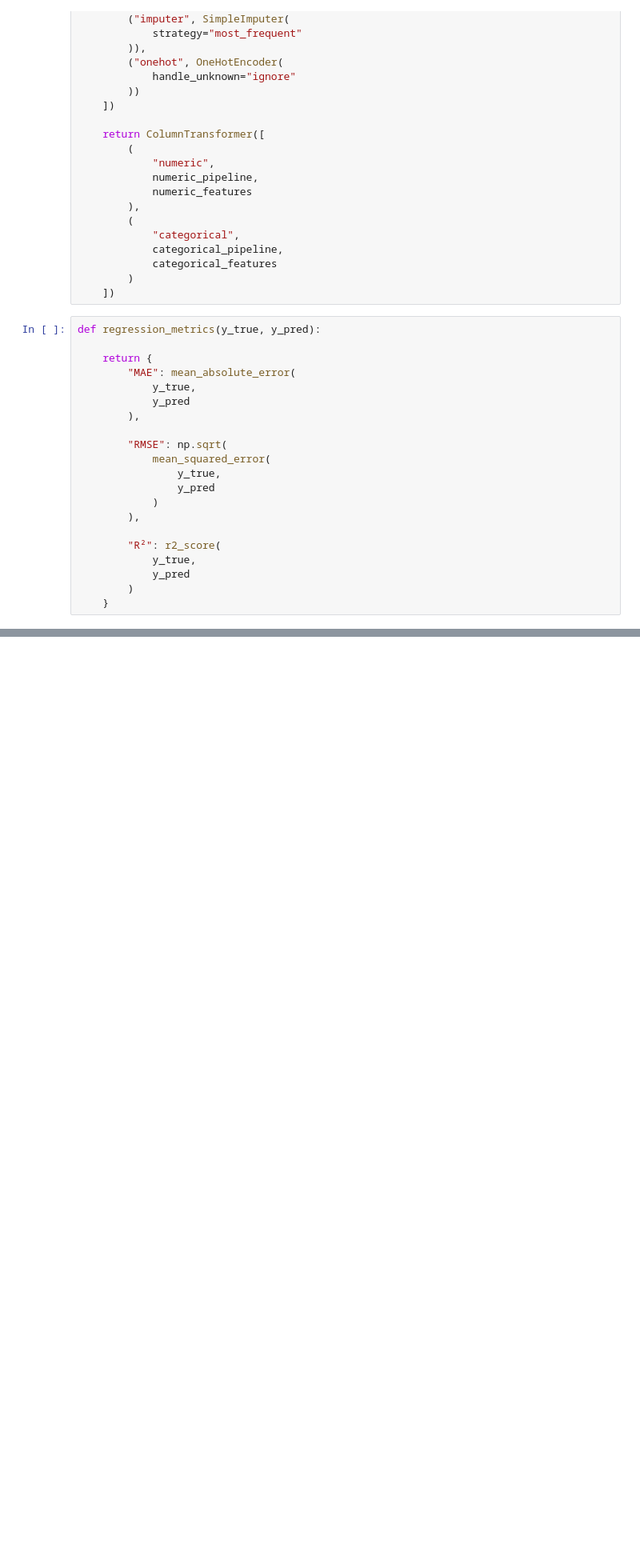
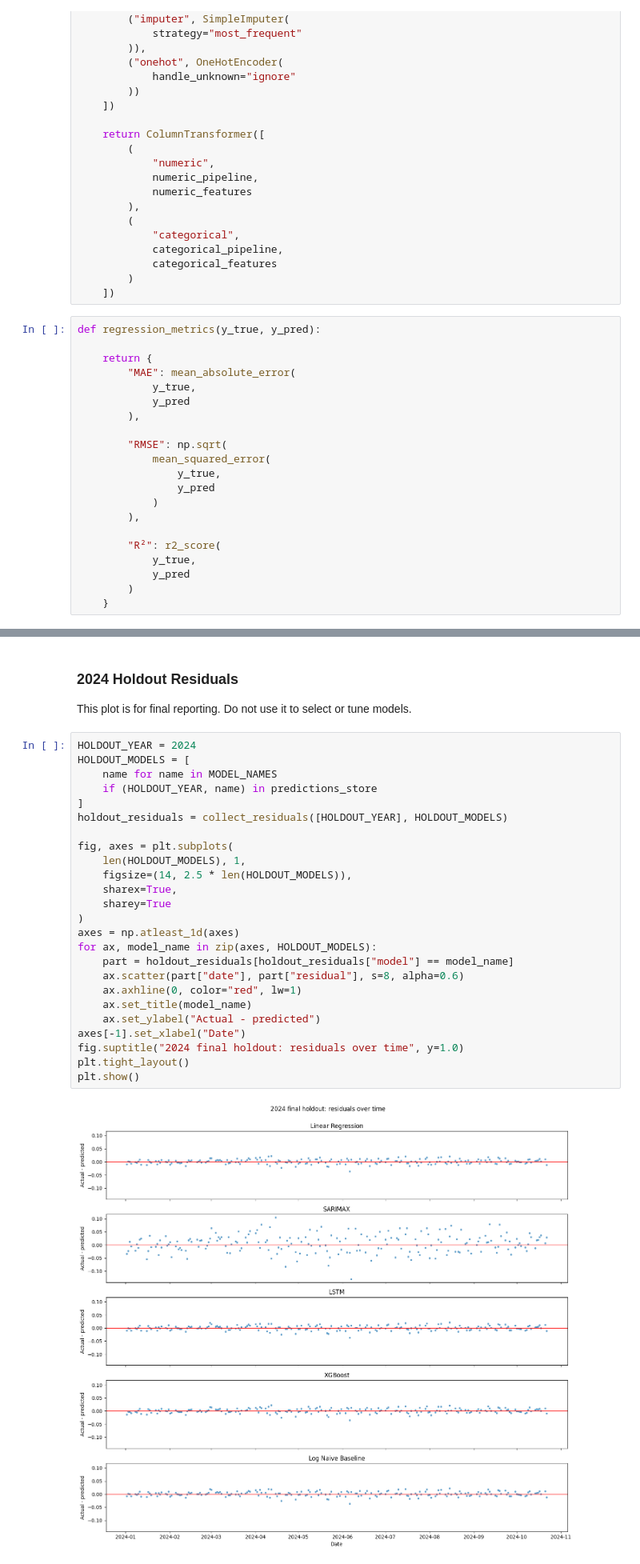
Before and after one commit to DanielRamirez0430/Gold-Price-Predictions-, a Jupyter notebook: Advanced_LogTarg_Models.ipynb, the cells around one changed output, grey strips where cells are left out. Shown at 80% size. Drawn from its saved outputs; the diff is of its cells as text; blank space fills up the shorter version.

```diff
--- a/Advanced_LogTarg_Models.ipynb
+++ b/Advanced_LogTarg_Models.ipynb
@@ -1127,0 +1205,31 @@ plt.show()
+# %% [markdown]
+### 2024 Holdout Residuals
+
+This plot is for final reporting. Do not use it to select or tune models.
+# %%
+HOLDOUT_YEAR = 2024
+HOLDOUT_MODELS = [
+    name for name in MODEL_NAMES
+    if (HOLDOUT_YEAR, name) in predictions_store
+]
+holdout_residuals = collect_residuals([HOLDOUT_YEAR], HOLDOUT_MODELS)
+
+fig, axes = plt.subplots(
+    len(HOLDOUT_MODELS), 1,
+    figsize=(14, 2.5 * len(HOLDOUT_MODELS)),
+    sharex=True,
+    sharey=True
+)
+axes = np.atleast_1d(axes)
+for ax, model_name in zip(axes, HOLDOUT_MODELS):
+    part = holdout_residuals[holdout_residuals["model"] == model_name]
+    ax.scatter(part["date"], part["residual"], s=8, alpha=0.6)
+    ax.axhline(0, color="red", lw=1)
+    ax.set_title(model_name)
+    ax.set_ylabel("Actual - predicted")
+axes[-1].set_xlabel("Date")
+fig.suptitle("2024 final holdout: residuals over time", y=1.0)
+plt.tight_layout()
+plt.show()
+# %% [output]
+[figure, added]
```
Also changed, not shown: parts of 34 cells of this notebook, 1 other file.
